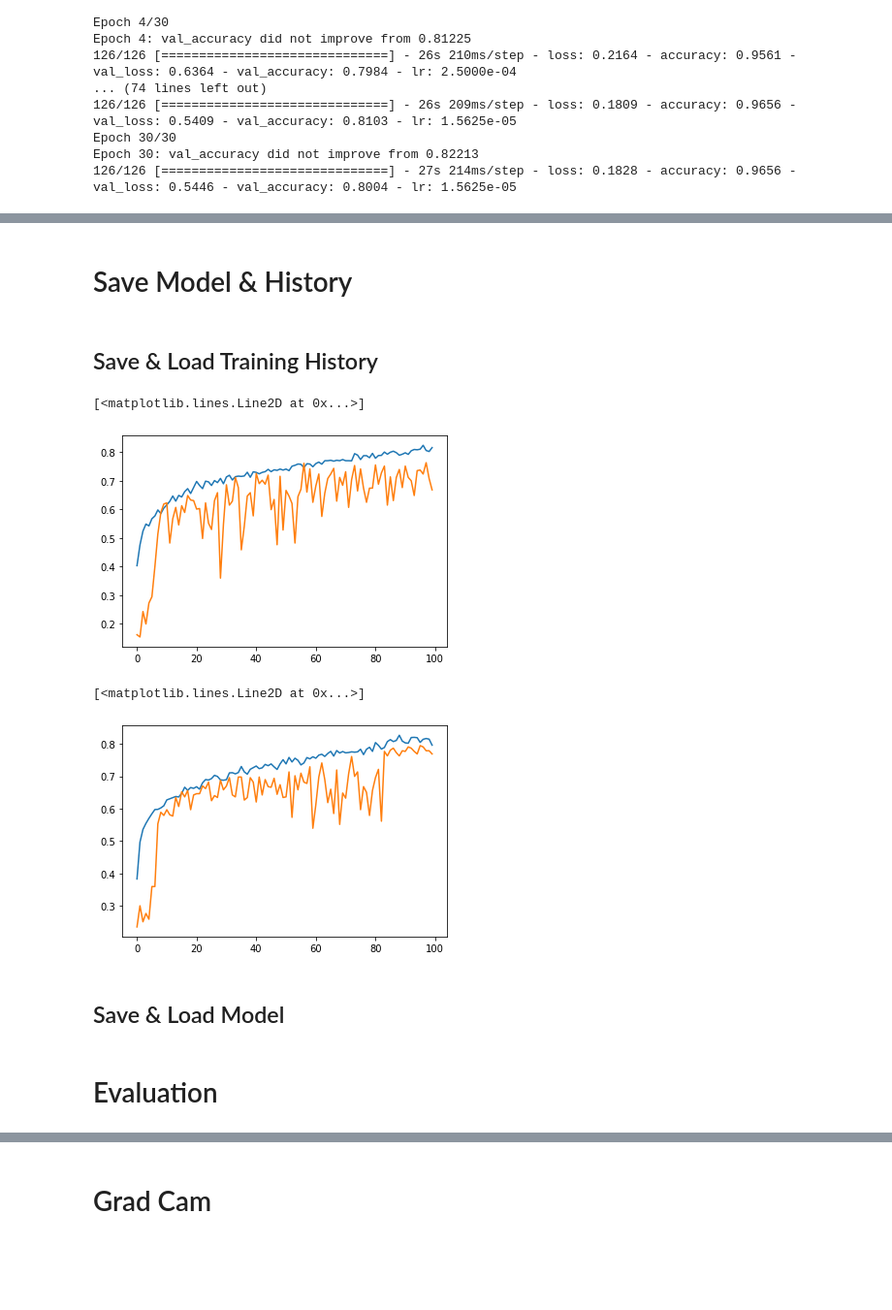
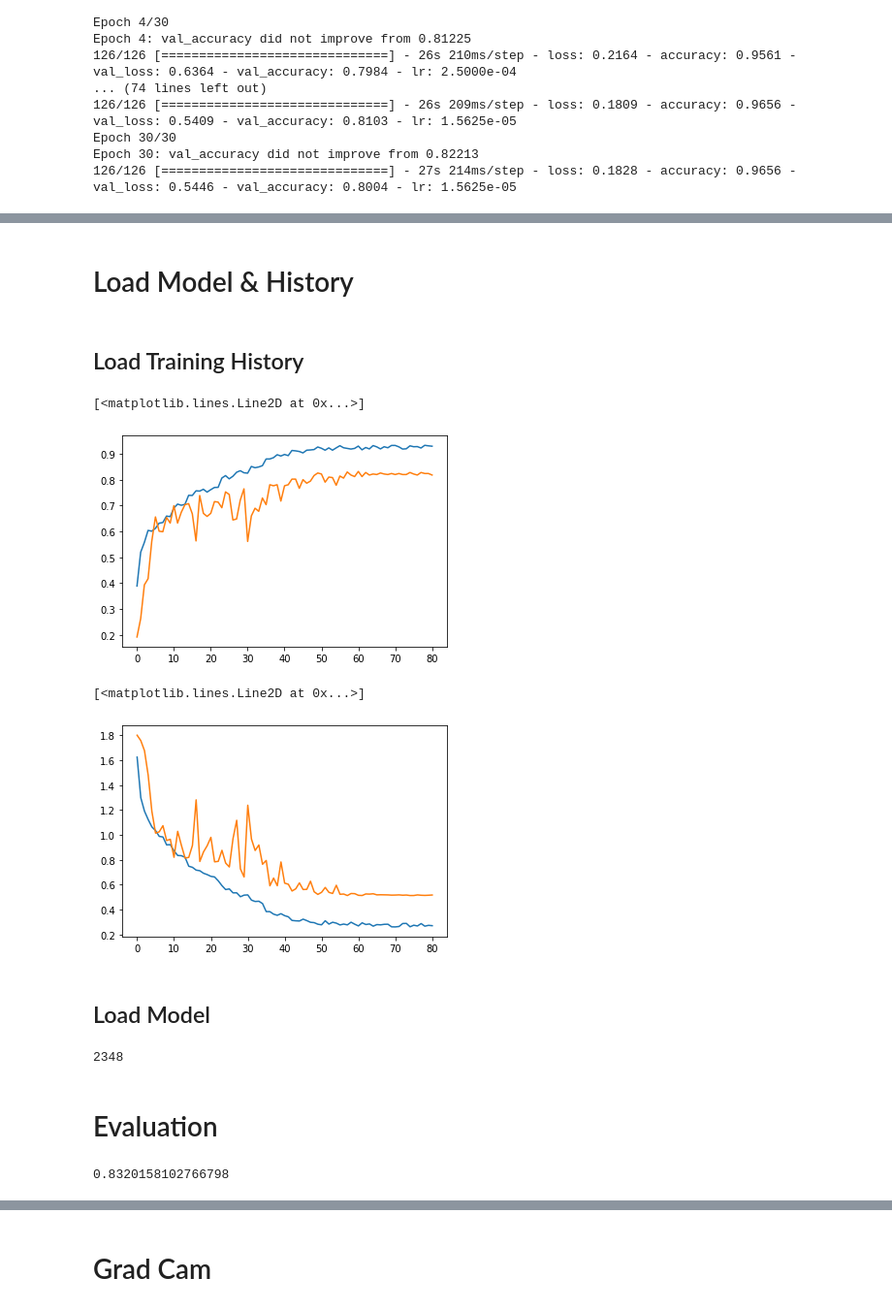
Before and after one commit to jxin11/waste-image-classification, a Jupyter notebook: Waste_Image_Classification.ipynb, the cells around one changed output, grey strips where cells are left out. Shown at 97% size. Cells and saved outputs as stored; diff of their text form; code cells hidden in the pictures; blank space fills up the shorter version.

```diff
--- a/Waste_Image_Classification.ipynb
+++ b/Waste_Image_Classification.ipynb
@@ -700,4 +937,4 @@ Epoch 30: val_accuracy did not improve from 0.82213
 # %% [markdown]
-# Save Model & History
+# Load Model & History
 # %% [markdown]
-## Save & Load Training History
+## Load Training History
@@ -708,17 +941,17 @@ with open('trainHistoryDict', 'wb') as file_pi:
 # %%
 # load
-history = pickle.load(open('trainHistoryDict', "rb"))
+history = pickle.load(open('/content/baseline_5_10_5_RMSprop_history', "rb"))
 # %%
 plt.plot(history['accuracy'])
 plt.plot(history['val_accuracy'])
 # %% [output]
 [<matplotlib.lines.Line2D at 0x...>]
-[figure, old version]
+[figure, new version]
 # %%
-plt.plot(history['accuracy'])
-plt.plot(history['val_accuracy'])
+plt.plot(history['loss'])
+plt.plot(history['val_loss'])
 # %% [output]
 [<matplotlib.lines.Line2D at 0x...>]
-[figure, old version]
+[figure, new version]
 # %% [markdown]
-## Save & Load Model
+## Load Model
@@ -731,0 +968,4 @@ predictions = model.predict_generator(test_gen,
+# %%
+np.argmax(predictions)
+# %% [output]
+2348
@@ -733,0 +979,4 @@ predictions = model.predict_generator(test_gen,
+# %%
+accuracy_score(label_test, pred)
+# %% [output]
+0.8320158102766798
```
Also changed, not shown: parts of 18 cells of this notebook.
